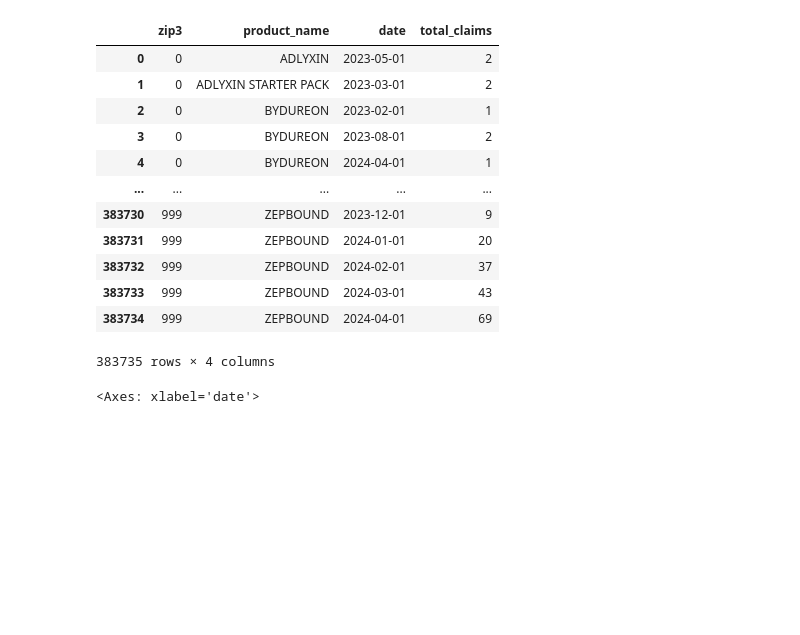
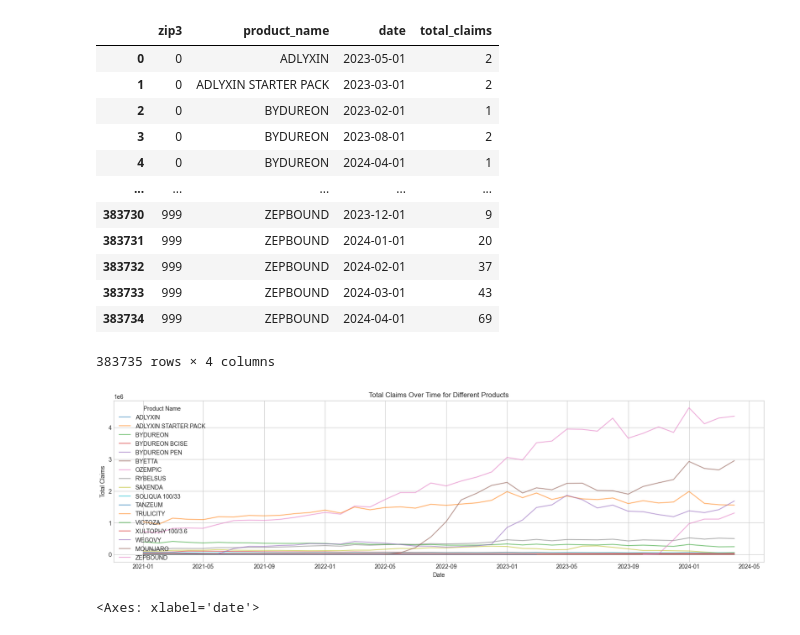
Before and after one commit to iqra-keystone/granite-tsfm, a Jupyter notebook: notebooks/experiments/ttm_iqvia_drugs.ipynb, the cells around one changed output. Saved outputs shown, nothing was run; the diff lists cells and outputs as text; code cells hidden in the pictures; blank space fills up the shorter version.

Commit message:
adding plot for claims for different products

```diff
--- a/notebooks/experiments/ttm_iqvia_drugs.ipynb
+++ b/notebooks/experiments/ttm_iqvia_drugs.ipynb
@@ -132,6 +134,30 @@ data
 | 383733 | 999 | ZEPBOUND | 2024-03-01 | 43 |
 | 383734 | 999 | ZEPBOUND | 2024-04-01 | 69 |
 383735 rows × 4 columns
+# %%
+import matplotlib.pyplot as plt
+import pandas as pd
+
+# Assume data is already prepared as described
+subset_data = data#data.iloc[:30000]
+subset_data = subset_data.groupby(['date','product_name']).sum()
+subset_data.reset_index(inplace=True)
+# Create a scatter plot for each product_name on the same figure
+plt.figure(figsize=(20, 5))
+
+# Iterate over each product_name and plot it
+for product in subset_data['product_name'].unique():
+    product_data = subset_data[subset_data['product_name'] == product]
+    plt.plot(product_data['date'], product_data['total_claims'], label=product, alpha=0.6)
+
+# Add labels and title
+plt.xlabel("Date")
+plt.ylabel("Total Claims")
+plt.title("Total Claims Over Time for Different Products")
+plt.legend(title="Product Name")
+plt.show()
+# %% [output]
+[figure, added]
 # %%
 data.iloc[:30000].plot(x="date", y="total_claims", figsize=(20,5))
 # %% [output]
```
Also changed, not shown: parts of 7 cells of this notebook.
